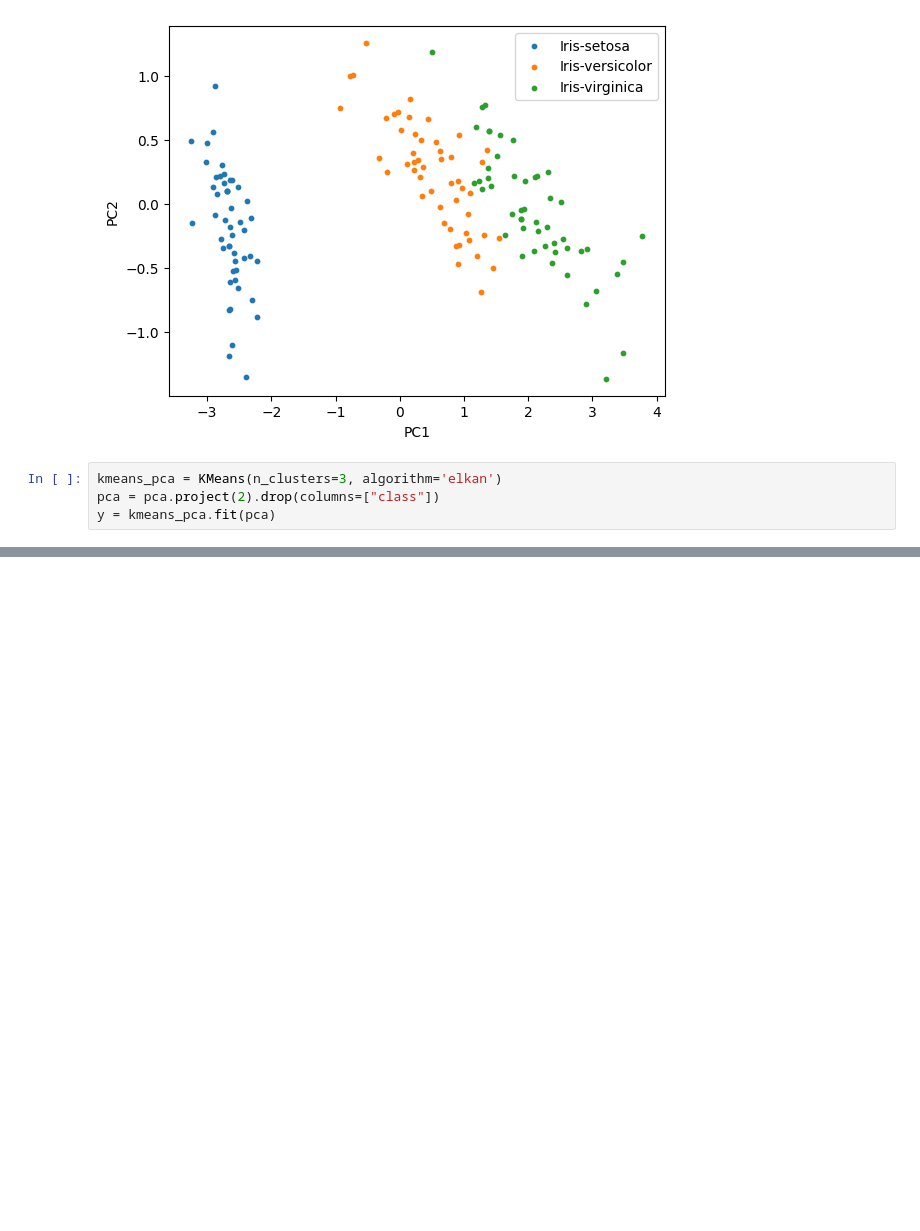
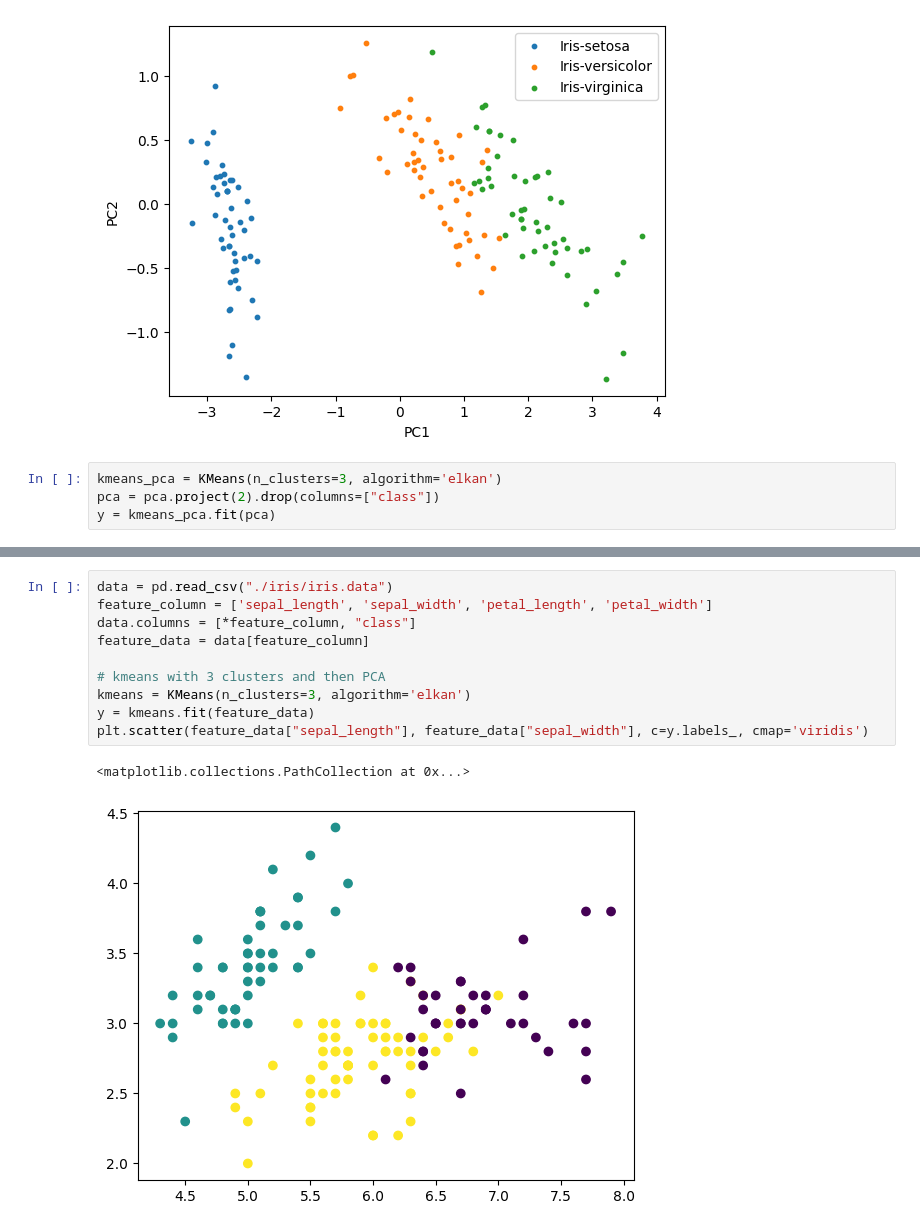
Before and after one commit to tung-ngt/ml2, a Jupyter notebook: labwork2/novete/iris_ahc.ipynb, the cells around one changed output, grey strips where cells are left out. Saved outputs shown, nothing was run; the diff lists cells and outputs as text; blank space fills up the shorter version.

Commit message:
add kmean then pca

```diff
--- a/labwork2/novete/iris_ahc.ipynb
+++ b/labwork2/novete/iris_ahc.ipynb
@@ -224,0 +225,13 @@ plt.show()
+# %%
+data = pd.read_csv("./iris/iris.data")
+feature_column = ['sepal_length', 'sepal_width', 'petal_length', 'petal_width']
+data.columns = [*feature_column, "class"]
+feature_data = data[feature_column]
+
+# kmeans with 3 clusters and then PCA
+kmeans = KMeans(n_clusters=3, algorithm='elkan')
+y = kmeans.fit(feature_data)
+plt.scatter(feature_data["sepal_length"], feature_data["sepal_width"], c=y.labels_, cmap='viridis')
+# %% [output]
+<matplotlib.collections.PathCollection at 0x...>
+[figure, added]
```
Also changed, not shown: parts of 4 cells of this notebook, 11 other files.
